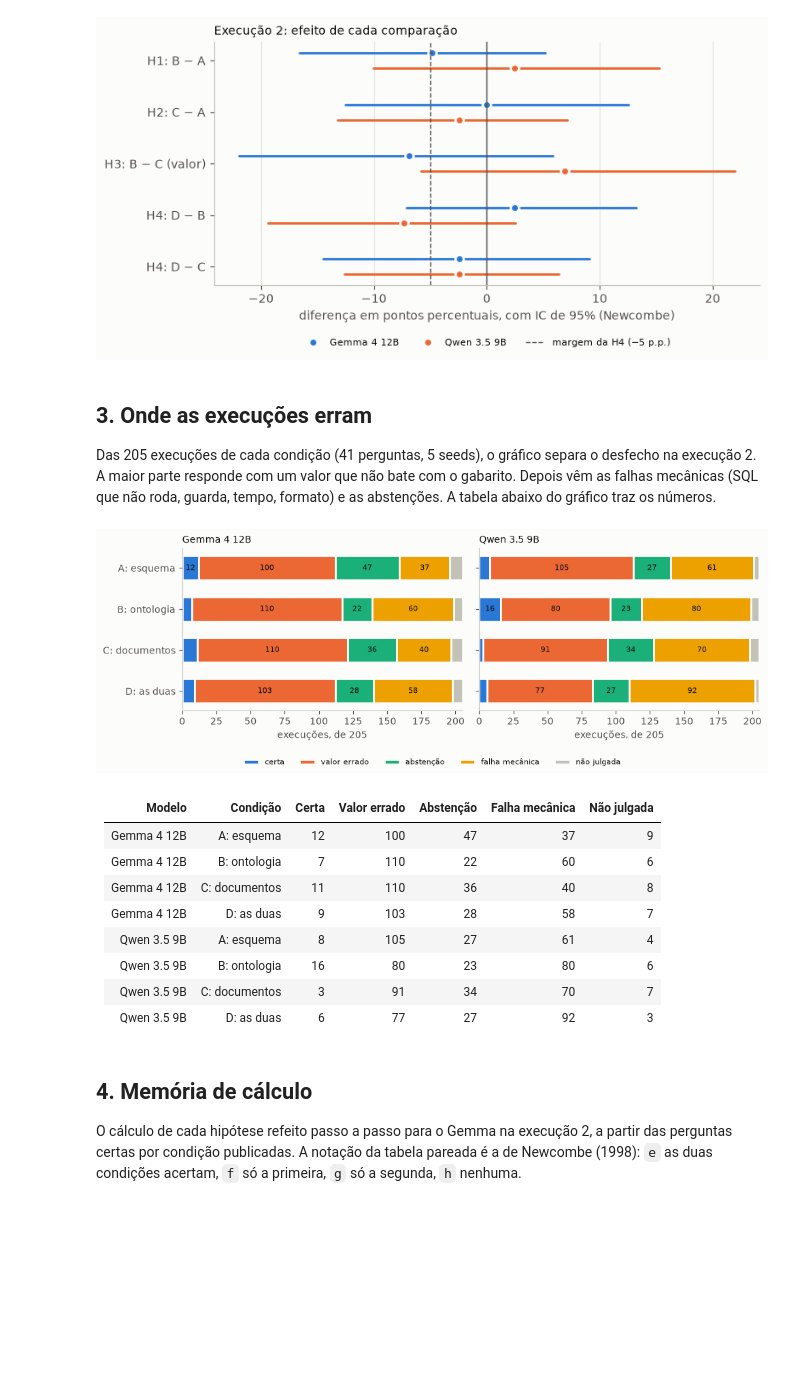
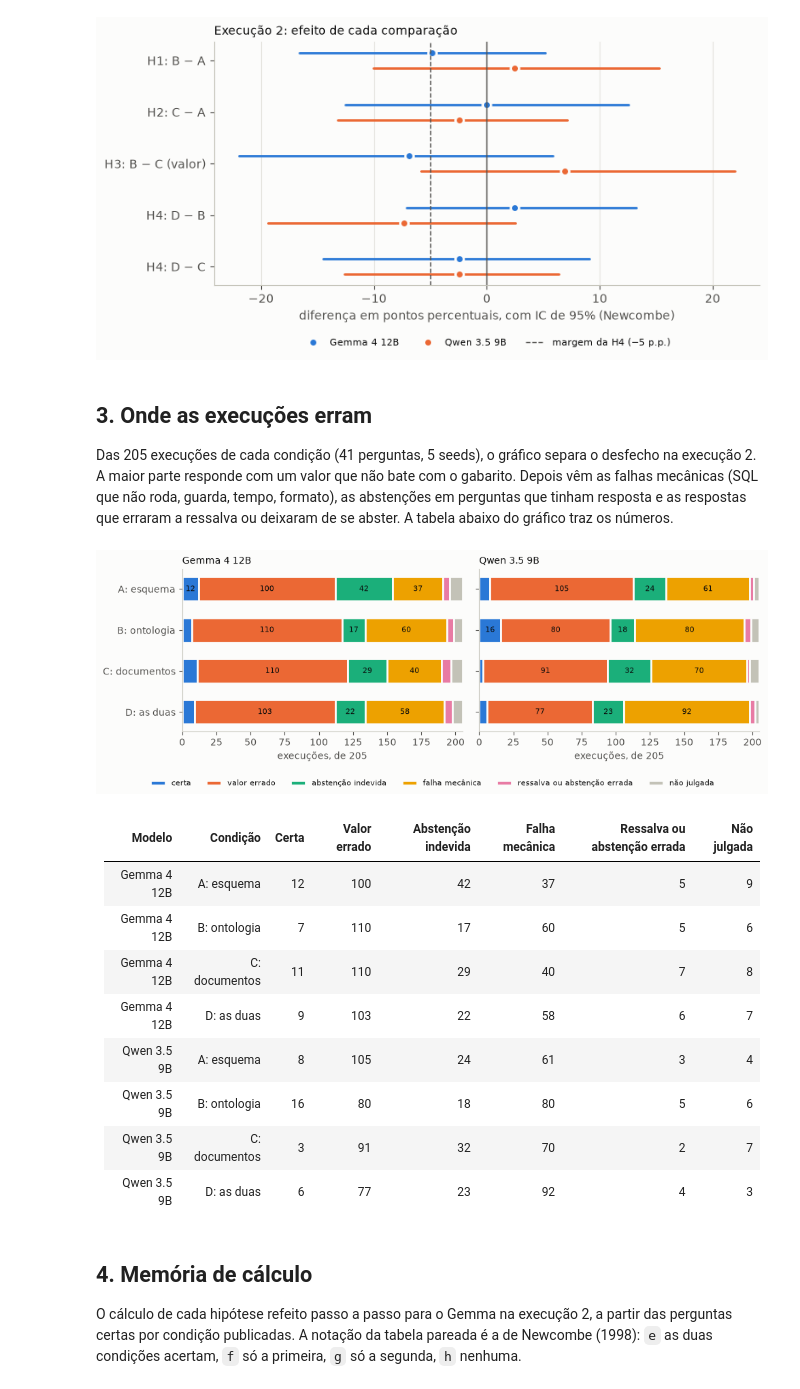
Before and after one commit to RCHRDYv/bcb-credito-governanca, a Jupyter notebook: notebooks/experimento.ipynb, the cells around one changed output. Drawn from its saved outputs; the diff is of its cells as text; code cells hidden in the pictures; blank space fills up the shorter version.

```diff
--- a/notebooks/experimento.ipynb
+++ b/notebooks/experimento.ipynb
@@ -109,68 +111,81 @@ plt.show()
 # %% [markdown]
 ## 3. Onde as execuções erram
 
-Das 205 execuções de cada condição (41 perguntas, 5 seeds), o gráfico separa o desfecho na execução 2. A maior parte responde com um valor que não bate com o gabarito. Depois vêm as falhas mecânicas (SQL que não roda, guarda, tempo, formato) e as abstenções. A tabela abaixo do gráfico traz os números.
+Das 205 execuções de cada condição (41 perguntas, 5 seeds), o gráfico separa o desfecho na execução 2. A maior parte responde com um valor que não bate com o gabarito. Depois vêm as falhas mecânicas (SQL que não roda, guarda, tempo, formato), as abstenções em perguntas que tinham resposta e as respostas que erraram a ressalva ou deixaram de se abster. A tabela abaixo do gráfico traz os números.
 # %%
 # PT: desfecho das execuções na execução 2, por condição e modelo.
 # EN: run 2 outcomes per condition and model.
+# PT: cada motivo de erro do corretor cai num grupo só; um motivo novo para
+#     a conta, em vez de sumir do gráfico.
+# EN: each grader reason maps to one group; an unknown reason stops.
 GRUPOS = {
-    "certa": ["certo"],
     "valor errado": ["valor"],
-    "abstenção": ["abstencao_indevida", "sem_abstencao", "sem_ressalva"],
+    "abstenção indevida": ["abstencao_indevida"],
     "falha mecânica": ["erro_sql", "erro_guarda", "erro_tempo", "erro_formato", "erro_contexto"],
+    "ressalva ou abstenção errada": ["sem_abstencao", "sem_ressalva"],
 }
-COR_GRUPO = {"certa": "#2a78d6", "valor errado": "#eb6834", "abstenção": "#1baf7a", "falha mecânica": "#eda100",
-             "não julgada": "#c3c2b7"}
+COR_GRUPO = {"certa": "#2a78d6", "valor errado": "#eb6834", "abstenção indevida": "#1baf7a",
+             "falha mecânica": "#eda100", "ressalva ou abstenção errada": "#e87ba4", "não julgada": "#c3c2b7"}
+
+
+def grupo_do_motivo(motivo: str) -> str:
+    if motivo.startswith("julgamento_"):
+        return "ressalva ou abstenção errada"
+    for g, motivos in GRUPOS.items():
+        if motivo in motivos:
+            return g
+    raise ValueError(f"motivo de erro sem grupo: {motivo}")
 
 
 def desfechos(modelo: str, condicao: str) -> dict[str, int]:
     m = resultados[2]["modelos"][modelo]
     situacoes = [s for por in m["execucoes"][condicao].values() for s in por]
-    erros = m["erros_por_motivo"][condicao]
-    saida = {g: sum(erros.get(k, 0) for k in ks) for g, ks in GRUPOS.items() if g != "certa"}
+    saida = {g: 0 for g in COR_GRUPO}
+    for motivo, n in m["erros_por_motivo"][condicao].items():
+        saida[grupo_do_motivo(motivo)] += n
     saida["certa"] = situacoes.count("certo")
     saida["não julgada"] = situacoes.count("pendente")
+    assert sum(saida.values()) == len(situacoes), (modelo, condicao, saida)
     return saida
 
 
 fig, eixos = plt.subplots(1, 2, figsize=(10, 3.6), sharey=True)
-tabela = ["| Modelo | Condição | Certa | Valor errado | Abstenção | Falha mecânica | Não julgada |",
-          "|---|---|---:|---:|---:|---:|---:|"]
+tabela = ["| Modelo | Condição | " + " | ".join(g.capitalize() for g in COR_GRUPO) + " |",
+          "|---|---|" + "---:|" * len(COR_GRUPO)]
 for eixo, (modelo, nome) in zip(eixos, MODELOS.items()):
     for i, c in enumerate(CONDICOES):
         d = desfechos(modelo, c)
         esquerda = 0
         for g in COR_GRUPO:
             eixo.barh(i, d[g], left=esquerda, color=COR_GRUPO[g], height=0.6, edgecolor="#fcfcfb", linewidth=2,
                       label=g if i == 0 else None)
             if d[g] >= 12:
                 eixo.text(esquerda + d[g] / 2, i, str(d[g]), ha="center", va="center", fontsize=8, color="#0b0b0b")
             esquerda += d[g]
-        tabela.append(f"| {nome} | {NOMES[c]} | {d['certa']} | {d['valor errado']} | {d['abstenção']} | "
-                      f"{d['falha mecânica']} | {d['não julgada']} |")
+        tabela.append(f"| {nome} | {NOMES[c]} | " + " | ".join(str(d[g]) for g in COR_GRUPO) + " |")
     eixo.set_yticks(range(4), [NOMES[c] for c in CONDICOES])
     eixo.set_title(nome, loc="left", fontsize=10)
     eixo.set_xlabel("execuções, de 205")
     eixo.set_xlim(0, 205)
 # PT: o eixo y é compartilhado: inverter uma vez põe A em cima nos dois.
 # EN: shared y axis: invert once.
 eixos[0].invert_yaxis()
-fig.legend(*eixos[0].get_legend_handles_labels(), loc="lower center", ncol=5, frameon=False, fontsize=8)
+fig.legend(*eixos[0].get_legend_handles_labels(), loc="lower center", ncol=6, frameon=False, fontsize=8)
 fig.tight_layout(rect=(0, 0.08, 1, 1))
 plt.show()
 display(Markdown("\n".join(tabela)))
 # %% [output]
-[figure, old version]
+[figure, new version]
-| Modelo | Condição | Certa | Valor errado | Abstenção | Falha mecânica | Não julgada |
-|---|---|---:|---:|---:|---:|---:|
-| Gemma 4 12B | A: esquema | 12 | 100 | 47 | 37 | 9 |
-| Gemma 4 12B | B: ontologia | 7 | 110 | 22 | 60 | 6 |
-| Gemma 4 12B | C: documentos | 11 | 110 | 36 | 40 | 8 |
-| Gemma 4 12B | D: as duas | 9 | 103 | 28 | 58 | 7 |
-| Qwen 3.5 9B | A: esquema | 8 | 105 | 27 | 61 | 4 |
-| Qwen 3.5 9B | B: ontologia | 16 | 80 | 23 | 80 | 6 |
-| Qwen 3.5 9B | C: documentos | 3 | 91 | 34 | 70 | 7 |
-| Qwen 3.5 9B | D: as duas | 6 | 77 | 27 | 92 | 3 |
+| Modelo | Condição | Certa | Valor errado | Abstenção indevida | Falha mecânica | Ressalva ou abstenção errada | Não julgada |
+|---|---|---:|---:|---:|---:|---:|---:|
+| Gemma 4 12B | A: esquema | 12 | 100 | 42 | 37 | 5 | 9 |
+| Gemma 4 12B | B: ontologia | 7 | 110 | 17 | 60 | 5 | 6 |
+| Gemma 4 12B | C: documentos | 11 | 110 | 29 | 40 | 7 | 8 |
+| Gemma 4 12B | D: as duas | 9 | 103 | 22 | 58 | 6 | 7 |
+| Qwen 3.5 9B | A: esquema | 8 | 105 | 24 | 61 | 3 | 4 |
+| Qwen 3.5 9B | B: ontologia | 16 | 80 | 18 | 80 | 5 | 6 |
+| Qwen 3.5 9B | C: documentos | 3 | 91 | 32 | 70 | 2 | 7 |
+| Qwen 3.5 9B | D: as duas | 6 | 77 | 23 | 92 | 4 | 3 |
 # %% [markdown]
 ## 4. Memória de cálculo
 
```
Also changed, not shown: parts of 2 cells of this notebook, 1 other file.
